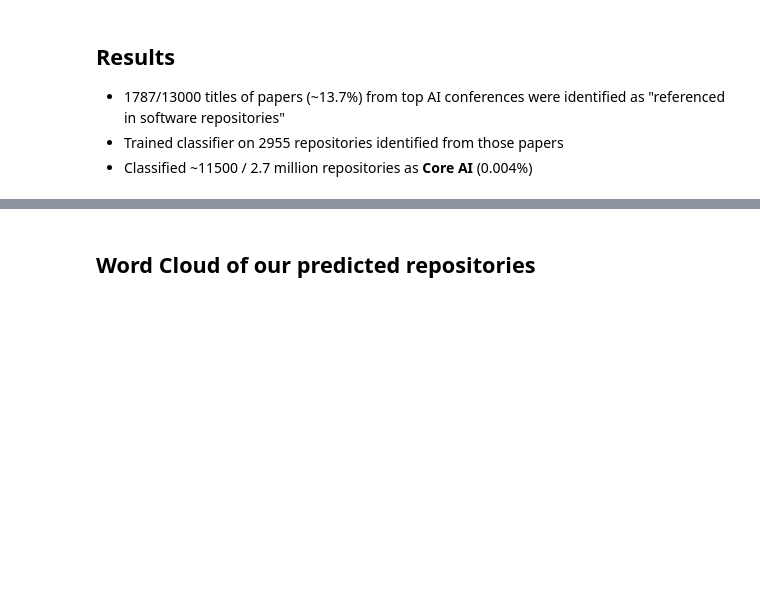
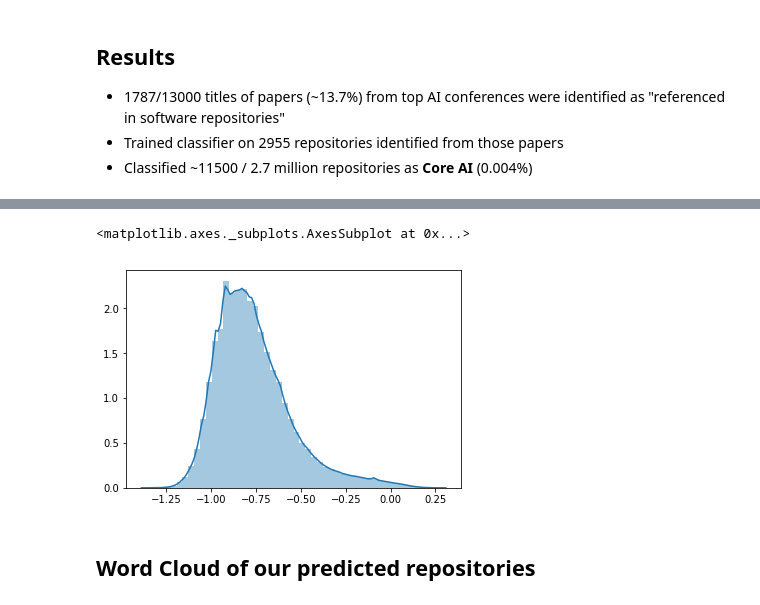
Before and after one commit to nandanrao/embed-software, a Jupyter notebook: test-sentence-embeddings.ipynb, the cells around one changed output, grey strips where cells are left out. Drawn from its saved outputs; the diff is of its cells as text; code cells hidden in the pictures; blank space fills up the shorter version.

```diff
--- a/test-sentence-embeddings.ipynb
+++ b/test-sentence-embeddings.ipynb
@@ -238,0 +145,6 @@ print("simple convolutional network library for image classification	Following l
+# %%
+# sentencespace
+sns.distplot(dec)
+# %% [output]
+<matplotlib.axes._subplots.AxesSubplot at 0x...>
+[figure, added]
```
Also changed, not shown: parts of 95 cells of this notebook, 9 other files.
